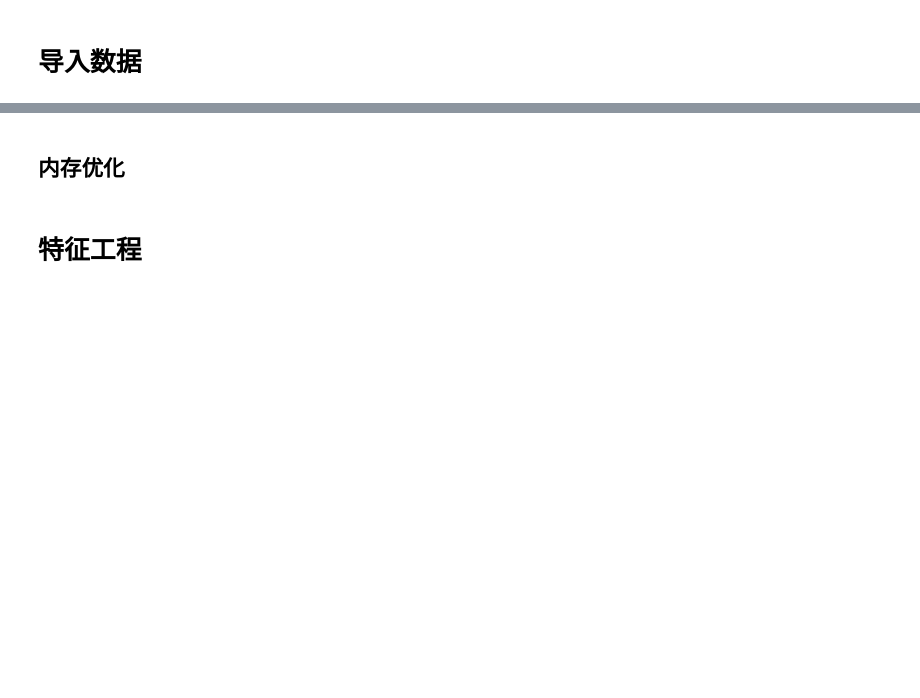
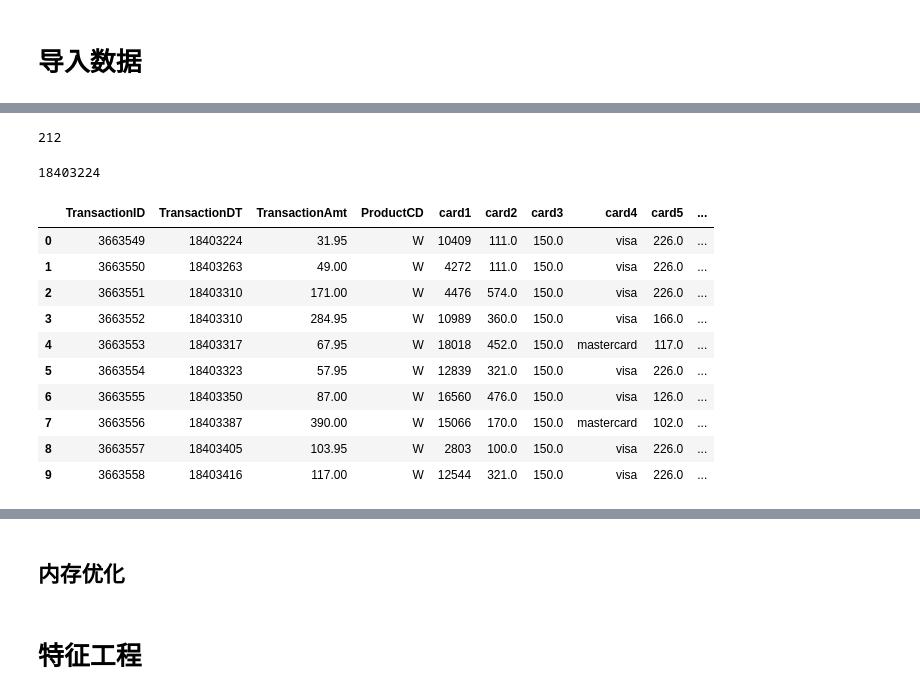
Before and after one commit to enjoysport2022/kaggle-IEEE-CIS-Fraud-Detection, a Jupyter notebook: script/Feature Engineer.ipynb, the cells around one changed output, grey strips where cells are left out. Cells and saved outputs as stored; diff of their text form; code cells hidden in the pictures; blank space fills up the shorter version.

```diff
--- a/script/Feature Engineer.ipynb
+++ b/script/Feature Engineer.ipynb
@@ -36,24 +36,24 @@ You can install the OpenMP library by the following command: ``brew install libo
 # %% [markdown]
 # 导入数据
 # %%
-# NROWS = None
-NROWS = 50000
+NROWS = None
+# NROWS = 50000
 # %%
-# train_identity = pd.read_csv('../input/train_identity.csv', nrows=NROWS)
-# train_transaction = pd.read_csv('../input/train_transaction.csv', nrows=NROWS)
-# train = train_transaction.merge(train_identity, how='left', on='TransactionID')
+train_identity = pd.read_csv('../input/train_identity.csv', nrows=NROWS)
+train_transaction = pd.read_csv('../input/train_transaction.csv', nrows=NROWS)
+train = train_transaction.merge(train_identity, how='left', on='TransactionID')
 
-# test_identity = pd.read_csv('../input/test_identity.csv', nrows=NROWS)
-# test_transaction = pd.read_csv('../input/test_transaction.csv', nrows=NROWS)
-# test = test_transaction.merge(test_identity, how='left', on='TransactionID')
+test_identity = pd.read_csv('../input/test_identity.csv', nrows=NROWS)
+test_transaction = pd.read_csv('../input/test_transaction.csv', nrows=NROWS)
+test = test_transaction.merge(test_identity, how='left', on='TransactionID')
 
-# sub = pd.read_csv('../input/sample_submission.csv', nrows=NROWS)
+sub = pd.read_csv('../input/sample_submission.csv', nrows=NROWS)
 
-# gc.enable()
-# del train_identity, train_transaction
-# del test_identity, test_transaction
-# gc.collect()
+gc.enable()
+del train_identity, train_transaction
+del test_identity, test_transaction
+gc.collect()
 
-# print("train.shape:", train.shape)
-# print("test.shape:", test.shape)
-# train.head(3)
+print("train.shape:", train.shape)
+print("test.shape:", test.shape)
+train.head(3)
@@ -61,0 +96,22 @@ NROWS = 50000
+# %%
+test["TransactionDT"].min() // (24 * 60 * 60) - train["TransactionDT"].min() // (24 * 60 * 60)
+# %% [output]
+212
+# %%
+test["TransactionDT"].min()
+# %% [output]
+18403224
+# %%
+test.head(10)
+# %% [output]
+|  | TransactionID | TransactionDT | TransactionAmt | ProductCD | card1 | card2 | card3 | card4 | card5 | ... |
+| 0 | 3663549 | 18403224 | 31.95 | W | 10409 | 111.0 | 150.0 | visa | 226.0 | ... |
+| 1 | 3663550 | 18403263 | 49.00 | W | 4272 | 111.0 | 150.0 | visa | 226.0 | ... |
+| 2 | 3663551 | 18403310 | 171.00 | W | 4476 | 574.0 | 150.0 | visa | 226.0 | ... |
+| 3 | 3663552 | 18403310 | 284.95 | W | 10989 | 360.0 | 150.0 | visa | 166.0 | ... |
+| 4 | 3663553 | 18403317 | 67.95 | W | 18018 | 452.0 | 150.0 | mastercard | 117.0 | ... |
+| 5 | 3663554 | 18403323 | 57.95 | W | 12839 | 321.0 | 150.0 | visa | 226.0 | ... |
+| 6 | 3663555 | 18403350 | 87.00 | W | 16560 | 476.0 | 150.0 | visa | 126.0 | ... |
+| 7 | 3663556 | 18403387 | 390.00 | W | 15066 | 170.0 | 150.0 | mastercard | 102.0 | ... |
+| 8 | 3663557 | 18403405 | 103.95 | W | 2803 | 100.0 | 150.0 | visa | 226.0 | ... |
+| 9 | 3663558 | 18403416 | 117.00 | W | 12544 | 321.0 | 150.0 | visa | 226.0 | ... |
```
Also changed, not shown: parts of 16 cells of this notebook, 7 other files.
